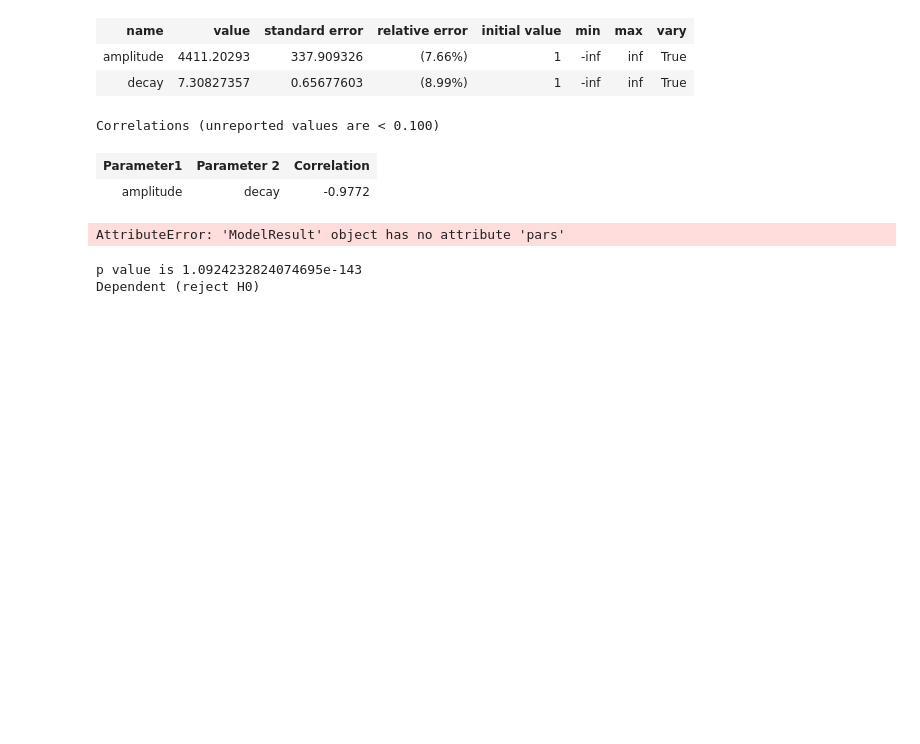
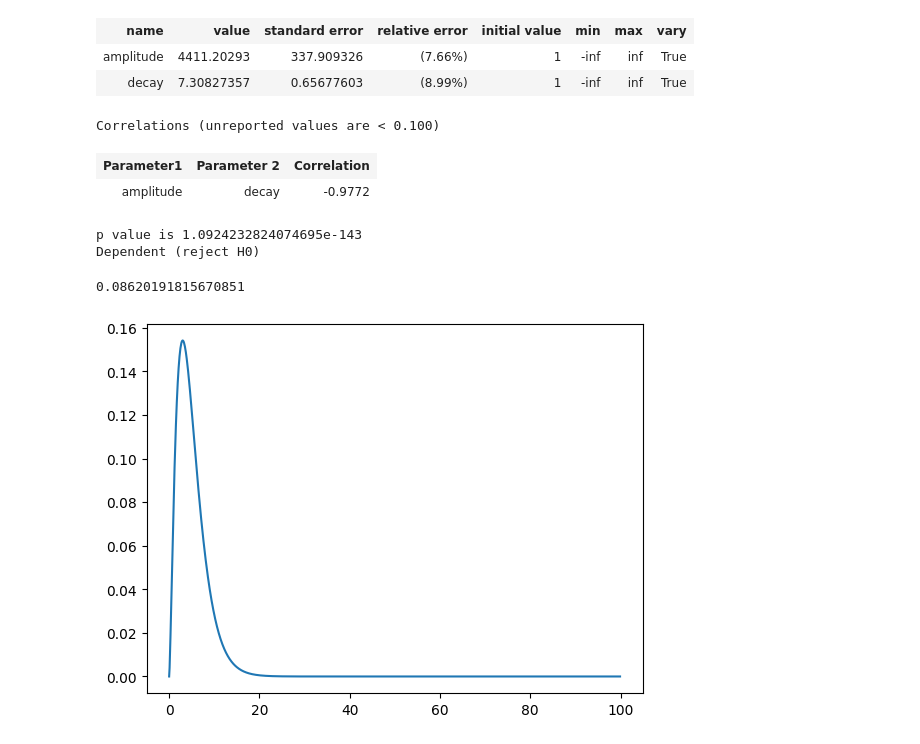
Before and after one commit to TimLockstedt/MP, a Jupyter notebook: FP6/A5/Plott_var_func_m12n3_maxlike.ipynb, the cells around one changed output. Drawn from its saved outputs; the diff is of its cells as text; code cells hidden in the pictures; blank space fills up the shorter version.

```diff
--- a/FP6/A5/Plott_var_func_m12n3_maxlike.ipynb
+++ b/FP6/A5/Plott_var_func_m12n3_maxlike.ipynb
@@ -614,10 +614,6 @@ Parameters
 Correlations (unreported values are < 0.100)
 | Parameter1 | Parameter 2 | Correlation |
 | amplitude | decay | -0.9772 |
-# %%
-result.pars()
-# %% [output]
-AttributeError: 'ModelResult' object has no attribute 'pars'
 # %%
 from scipy.stats import chi2_contingency
 
@@ -635,3 +631,14 @@ else:
 # %% [output]
 p value is 1.0924232824074695e-143
 Dependent (reject H0)
+# %%
+from scipy.stats import chi2
+import matplotlib.pyplot as plt
+import numpy as np
+x = np.arange(0,100, 0.1)
+rv = chi2(5)
+plt.plot(x, rv.pdf(x))
+rv.pdf(1.07)
+# %% [output]
+0.08620191815670851
+[figure, added]
```
Also changed, not shown: parts of 2 cells of this notebook, 32 other files.
